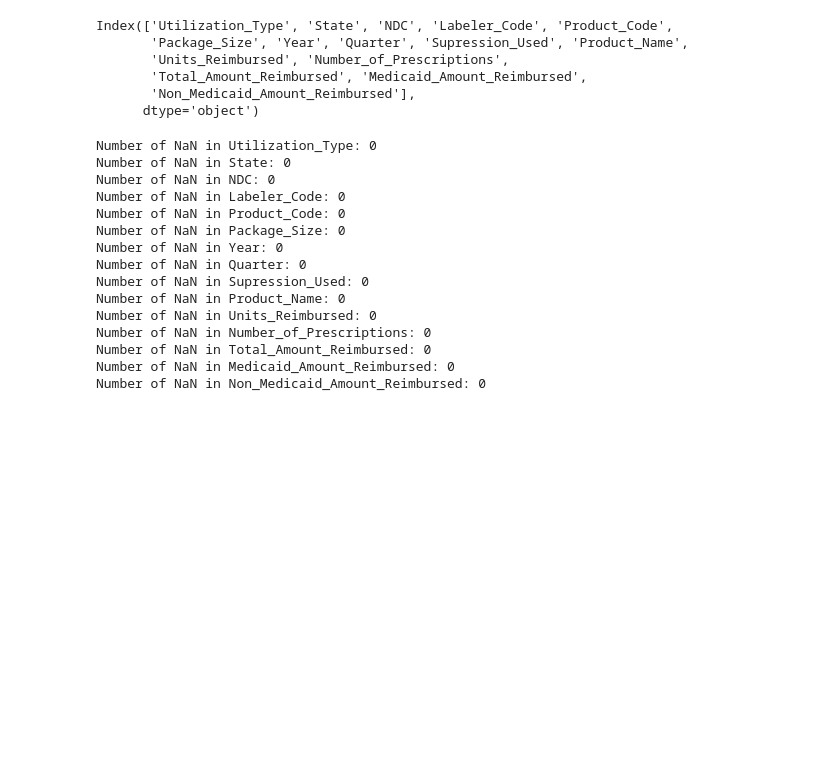
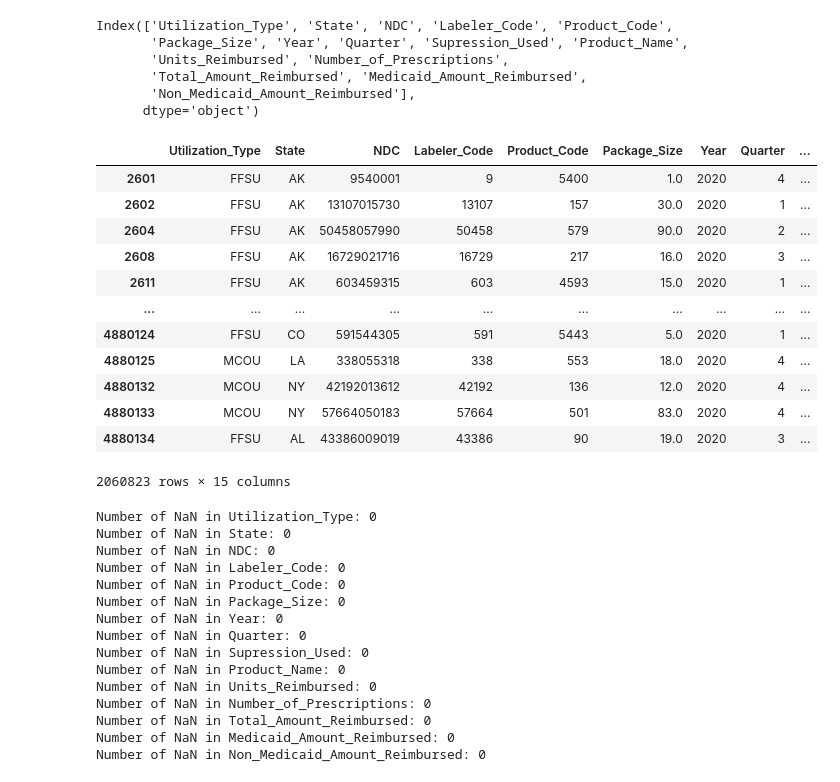
Before and after one commit to TBergsData/Medicaid, a Jupyter notebook: Medicaid_Rx.ipynb, the cells around one changed output. Drawn from its saved outputs; the diff is of its cells as text; code cells hidden in the pictures; blank space fills up the shorter version.

```diff
--- a/Medicaid_Rx.ipynb
+++ b/Medicaid_Rx.ipynb
@@ -75,6 +75,22 @@ Index(['Utilization_Type', 'State', 'NDC', 'Labeler_Code', 'Product_Code',
        'Total_Amount_Reimbursed', 'Medicaid_Amount_Reimbursed',
        'Non_Medicaid_Amount_Reimbursed'],
       dtype='object')
+# %%
+df_2020
+# %% [output]
+|  | Utilization_Type | State | NDC | Labeler_Code | Product_Code | Package_Size | Year | Quarter | ... |
+| 2601 | FFSU | AK | 9540001 | 9 | 5400 | 1.0 | 2020 | 4 | ... |
+| 2602 | FFSU | AK | 13107015730 | 13107 | 157 | 30.0 | 2020 | 1 | ... |
+| 2604 | FFSU | AK | 50458057990 | 50458 | 579 | 90.0 | 2020 | 2 | ... |
+| 2608 | FFSU | AK | 16729021716 | 16729 | 217 | 16.0 | 2020 | 3 | ... |
+| 2611 | FFSU | AK | 603459315 | 603 | 4593 | 15.0 | 2020 | 1 | ... |
+| ... | ... | ... | ... | ... | ... | ... | ... | ... | ... |
+| 4880124 | FFSU | CO | 591544305 | 591 | 5443 | 5.0 | 2020 | 1 | ... |
+| 4880125 | MCOU | LA | 338055318 | 338 | 553 | 18.0 | 2020 | 4 | ... |
+| 4880132 | MCOU | NY | 42192013612 | 42192 | 136 | 12.0 | 2020 | 4 | ... |
+| 4880133 | MCOU | NY | 57664050183 | 57664 | 501 | 83.0 | 2020 | 4 | ... |
+| 4880134 | FFSU | AL | 43386009019 | 43386 | 90 | 19.0 | 2020 | 3 | ... |
+2060823 rows × 15 columns
 # %%
 for column in df_2020.columns:
     num_NaN = df_2020[column].isna().sum()
```
Also changed, not shown: parts of 8 cells of this notebook.
